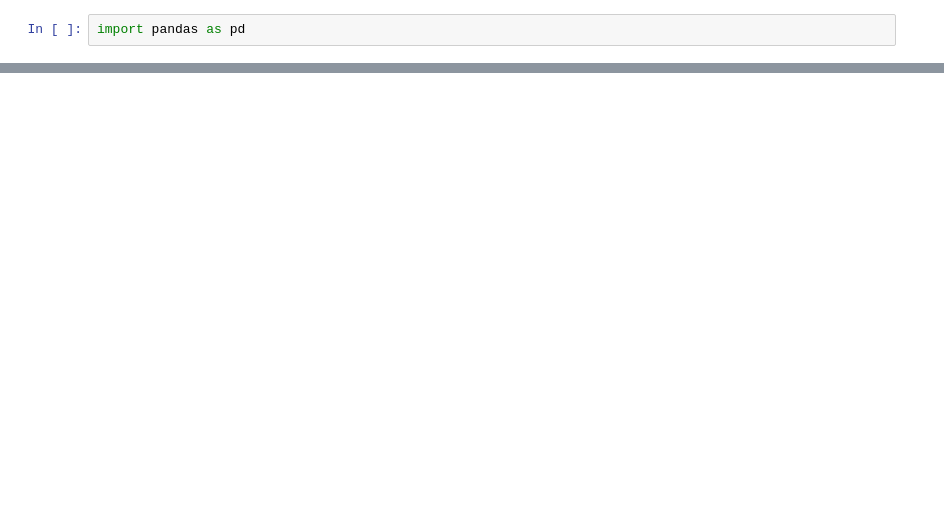
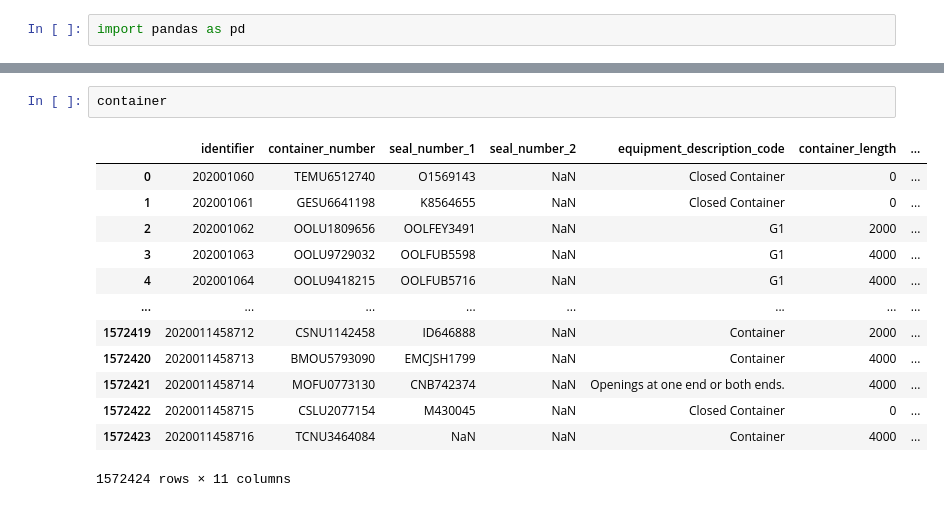
Before and after one commit to jackyho112/area-deprivation-data-pipelines, a Jupyter notebook: notebook/exploration.ipynb, the cells around one changed output, grey strips where cells are left out. Drawn from its saved outputs; the diff is of its cells as text; blank space fills up the shorter version.

```diff
--- a/notebook/exploration.ipynb
+++ b/notebook/exploration.ipynb
@@ -114,0 +233,16 @@ tariff.head()
+# %%
+container
+# %% [output]
+|  | identifier | container_number | seal_number_1 | seal_number_2 | equipment_description_code | container_length | ... |
+| 0 | 202001060 | TEMU6512740 | O1569143 | NaN | Closed Container | 0 | ... |
+| 1 | 202001061 | GESU6641198 | K8564655 | NaN | Closed Container | 0 | ... |
+| 2 | 202001062 | OOLU1809656 | OOLFEY3491 | NaN | G1 | 2000 | ... |
+| 3 | 202001063 | OOLU9729032 | OOLFUB5598 | NaN | G1 | 4000 | ... |
+| 4 | 202001064 | OOLU9418215 | OOLFUB5716 | NaN | G1 | 4000 | ... |
+| ... | ... | ... | ... | ... | ... | ... | ... |
+| 1572419 | 2020011458712 | CSNU1142458 | ID646888 | NaN | Container | 2000 | ... |
+| 1572420 | 2020011458713 | BMOU5793090 | EMCJSH1799 | NaN | Container | 4000 | ... |
+| 1572421 | 2020011458714 | MOFU0773130 | CNB742374 | NaN | Openings at one end or both ends. | 4000 | ... |
+| 1572422 | 2020011458715 | CSLU2077154 | M430045 | NaN | Closed Container | 0 | ... |
+| 1572423 | 2020011458716 | TCNU3464084 | NaN | NaN | Container | 4000 | ... |
+1572424 rows × 11 columns
```
Also changed, not shown: parts of 56 cells of this notebook.
